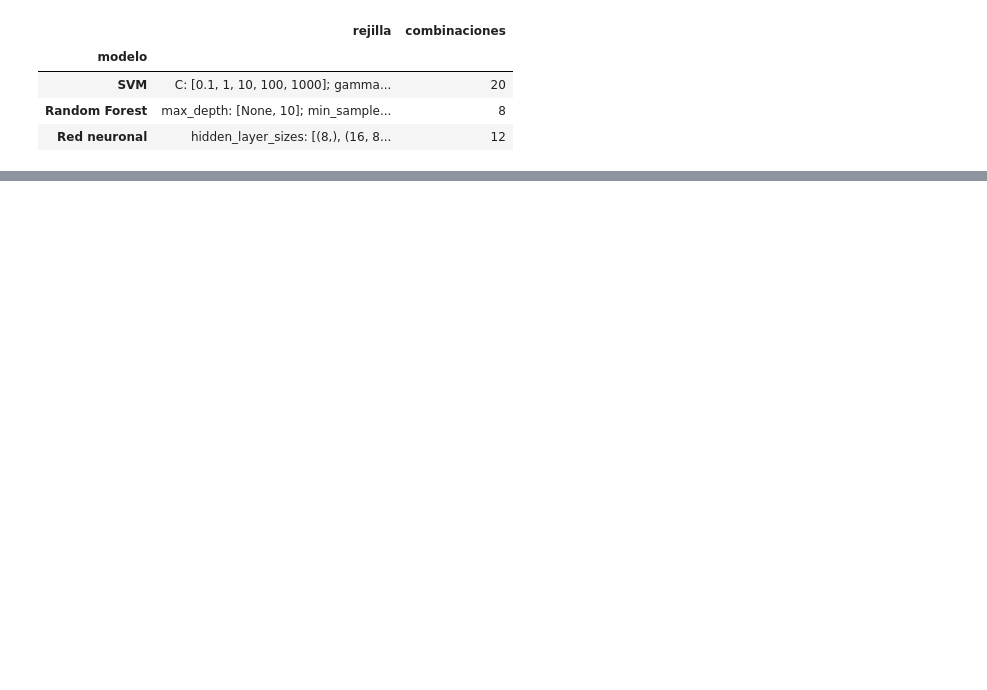
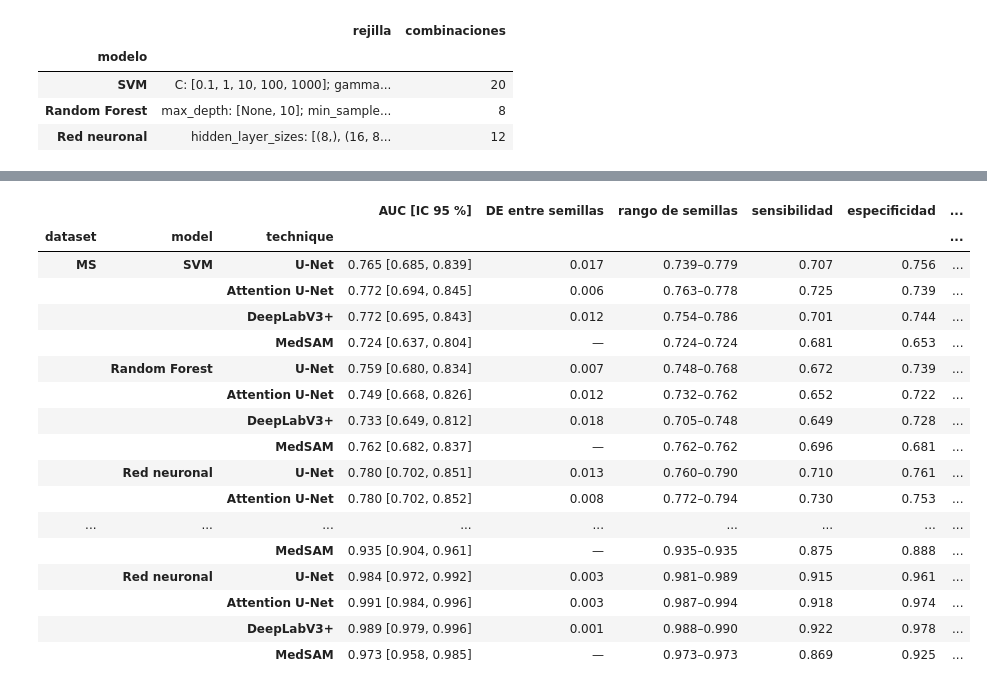
Before and after one commit to JulianCarvajal/tuberculosis-lung-segmentation, a Jupyter notebook: notebooks/04_deteccion_tb.ipynb, the cells around one changed output, grey strips where cells are left out. Drawn from its saved outputs; the diff is of its cells as text; code cells hidden in the pictures; blank space fills up the shorter version.

```diff
--- a/notebooks/04_deteccion_tb.ipynb
+++ b/notebooks/04_deteccion_tb.ipynb
@@ -911,0 +523,85 @@ Guardado en results/classification/montgomery_shenzhen/firstorder: cv_metrics.cs
+# %%
+METRICS = ["auc", "sensibilidad", "especificidad", "exactitud_balanceada", "f1"]
+
+
+def point_metrics(y, pred, score) -> dict:
+    tp, fn = np.sum((pred == 1) & (y == 1)), np.sum((pred == 0) & (y == 1))
+    tn, fp = np.sum((pred == 0) & (y == 0)), np.sum((pred == 1) & (y == 0))
+    sens, spec = tp / (tp + fn), tn / (tn + fp)
+    return {"auc": roc_auc_score(y, score), "sensibilidad": sens, "especificidad": spec,
+            "exactitud_balanceada": (sens + spec) / 2, "f1": 2 * tp / (2 * tp + fp + fn)}
+
+
+def bootstrap_weights(patients, n=N_BOOTSTRAP, seed=SEED) -> np.ndarray:
+    # Remuestreo de pacientes: cuántas veces entra cada imagen en cada remuestreo (n × imágenes).
+    # Las radiografías de un paciente entran o salen juntas.
+    codes, uniques = pd.factorize(patients, sort=True)
+    draws = np.random.default_rng(seed).integers(len(uniques), size=(n, len(uniques)))
+    counts = np.zeros((n, len(uniques)), dtype=np.int32)
+    np.add.at(counts, (np.arange(n)[:, None], draws), 1)
+    return counts[:, codes]
+
+
+def auc_draws(y, score, weights) -> np.ndarray:
+    # AUC de cada remuestreo, con las imágenes repetidas según su peso (igual a remuestrear con reposición)
+    pos, neg = score[y == 1], score[y == 0]
+    wins = (pos[:, None] > neg[None, :]) + 0.5 * (pos[:, None] == neg[None, :])
+    wp, wn = weights[:, y == 1], weights[:, y == 0]
+    return np.einsum("bi,ij,bj->b", wp, wins, wn) / (wp.sum(1) * wn.sum(1))
+
+
+predictions = pd.concat([
+    test[ds].assign(dataset=ds, model=model_name, method=m, technique=TECHNIQUE_OF[m], seed=SEED_OF[m],
+                    score=positive_score(search, X_test[ds, m]), pred=search.predict(X_test[ds, m]))
+    for (ds, model_name, m), search in searches.items()
+], ignore_index=True)
+
+# AUC de cada remuestreo, por modelo entrenado (técnica × semilla)
+weights = {ds: bootstrap_weights(test[ds]["patient_id"].to_numpy()) for ds in DATASETS}
+draws, method_rows = {}, []
+for (ds, model_name, m), g in predictions.groupby(["dataset", "model", "method"], sort=False):
+    y, s = g["tb"].to_numpy(), g["score"].to_numpy()
+    draws[ds, model_name, m] = auc_draws(y, s, weights[ds])
+    assert np.isclose(auc_draws(y, s, np.ones((1, len(y))))[0], roc_auc_score(y, s))  # con pesos 1 es la AUC usual
+    method_rows.append({"dataset": ds, "model": model_name, "method": m, "technique": TECHNIQUE_OF[m], "seed": SEED_OF[m],
+                        **point_metrics(y, g["pred"].to_numpy(), s)})
+test_metrics = pd.DataFrame(method_rows)
+
+# Técnica = media de sus semillas, en el valor puntual y en cada remuestreo
+tech_draws = {(ds, model_name, t): np.mean([draws[ds, model_name, m] for m in members], axis=0)
+              for ds in DATASETS for model_name in MODELS for t, members in TECHNIQUES.items()}
+rows = []
+for (ds, model_name, t), d in tech_draws.items():
+    sel = test_metrics[(test_metrics["dataset"] == ds) & (test_metrics["model"] == model_name) & (test_metrics["technique"] == t)]
+    low, high = np.percentile(d, [2.5, 97.5])
+    rows.append({"dataset": ds, "model": model_name, "technique": t, "auc": sel["auc"].mean(), "ci_low": low, "ci_high": high,
+                 "seed_sd": sel["auc"].std(), "seed_min": sel["auc"].min(), "seed_max": sel["auc"].max(),
+                 **{k: sel[k].mean() for k in METRICS[1:]}})
+technique_metrics = pd.DataFrame(rows)
+
+table = technique_metrics.assign(
+    **{"AUC [IC 95 %]": technique_metrics["auc"].map("{:.3f}".format) + technique_metrics["ci_low"].map(" [{:.3f}, ".format)
+       + technique_metrics["ci_high"].map("{:.3f}]".format),
+       "DE entre semillas": technique_metrics["seed_sd"].map(lambda v: "—" if np.isnan(v) else f"{v:.3f}"),
+       "rango de semillas": [("—" if np.isnan(a) else f"{a:.3f}–{b:.3f}") for a, b in zip(technique_metrics["seed_min"], technique_metrics["seed_max"])]}
+).set_index(["dataset", "model", "technique"])
+display(table[["AUC [IC 95 %]", "DE entre semillas", "rango de semillas", *METRICS[1:]]].round(3).rename(index=name))
+# %% [output]
+|  |  |  | AUC [IC 95 %] | DE entre semillas | rango de semillas | sensibilidad | especificidad | ... |
+| dataset | model | technique |  |  |  |  |  | ... |
+| MS | SVM | U-Net | 0.765 [0.685, 0.839] | 0.017 | 0.739–0.779 | 0.707 | 0.756 | ... |
+|  |  | Attention U-Net | 0.772 [0.694, 0.845] | 0.006 | 0.763–0.778 | 0.725 | 0.739 | ... |
+|  |  | DeepLabV3+ | 0.772 [0.695, 0.843] | 0.012 | 0.754–0.786 | 0.701 | 0.744 | ... |
+|  |  | MedSAM | 0.724 [0.637, 0.804] | — | 0.724–0.724 | 0.681 | 0.653 | ... |
+|  | Random Forest | U-Net | 0.759 [0.680, 0.834] | 0.007 | 0.748–0.768 | 0.672 | 0.739 | ... |
+|  |  | Attention U-Net | 0.749 [0.668, 0.826] | 0.012 | 0.732–0.762 | 0.652 | 0.722 | ... |
+|  |  | DeepLabV3+ | 0.733 [0.649, 0.812] | 0.018 | 0.705–0.748 | 0.649 | 0.728 | ... |
+|  |  | MedSAM | 0.762 [0.682, 0.837] | — | 0.762–0.762 | 0.696 | 0.681 | ... |
+|  | Red neuronal | U-Net | 0.780 [0.702, 0.851] | 0.013 | 0.760–0.790 | 0.710 | 0.761 | ... |
+|  |  | Attention U-Net | 0.780 [0.702, 0.852] | 0.008 | 0.772–0.794 | 0.730 | 0.753 | ... |
+| ... | ... | ... | ... | ... | ... | ... | ... | ... |
+|  |  | MedSAM | 0.935 [0.904, 0.961] | — | 0.935–0.935 | 0.875 | 0.888 | ... |
+|  | Red neuronal | U-Net | 0.984 [0.972, 0.992] | 0.003 | 0.981–0.989 | 0.915 | 0.961 | ... |
+|  |  | Attention U-Net | 0.991 [0.984, 0.996] | 0.003 | 0.987–0.994 | 0.918 | 0.974 | ... |
+|  |  | DeepLabV3+ | 0.989 [0.979, 0.996] | 0.001 | 0.988–0.990 | 0.922 | 0.978 | ... |
+|  |  | MedSAM | 0.973 [0.958, 0.985] | — | 0.973–0.973 | 0.869 | 0.925 | ... |
```
Also changed, not shown: parts of 70 cells of this notebook, 23 other files.
